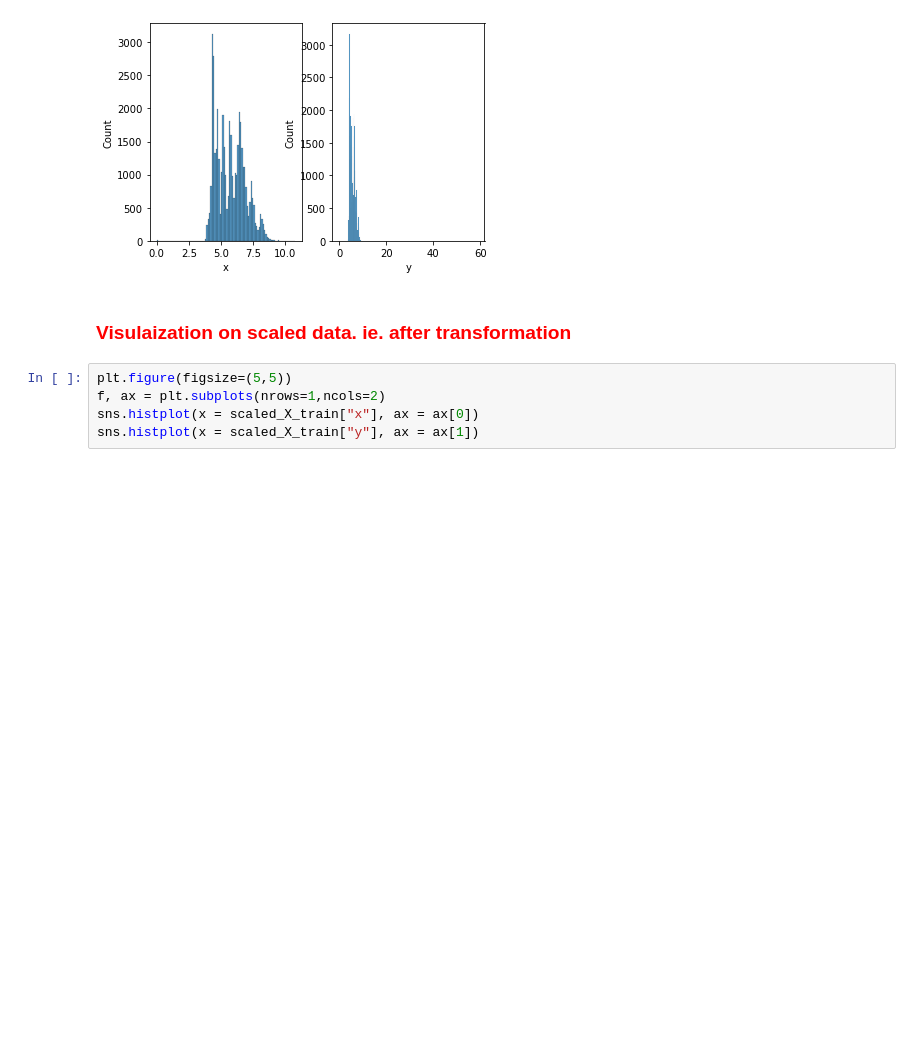
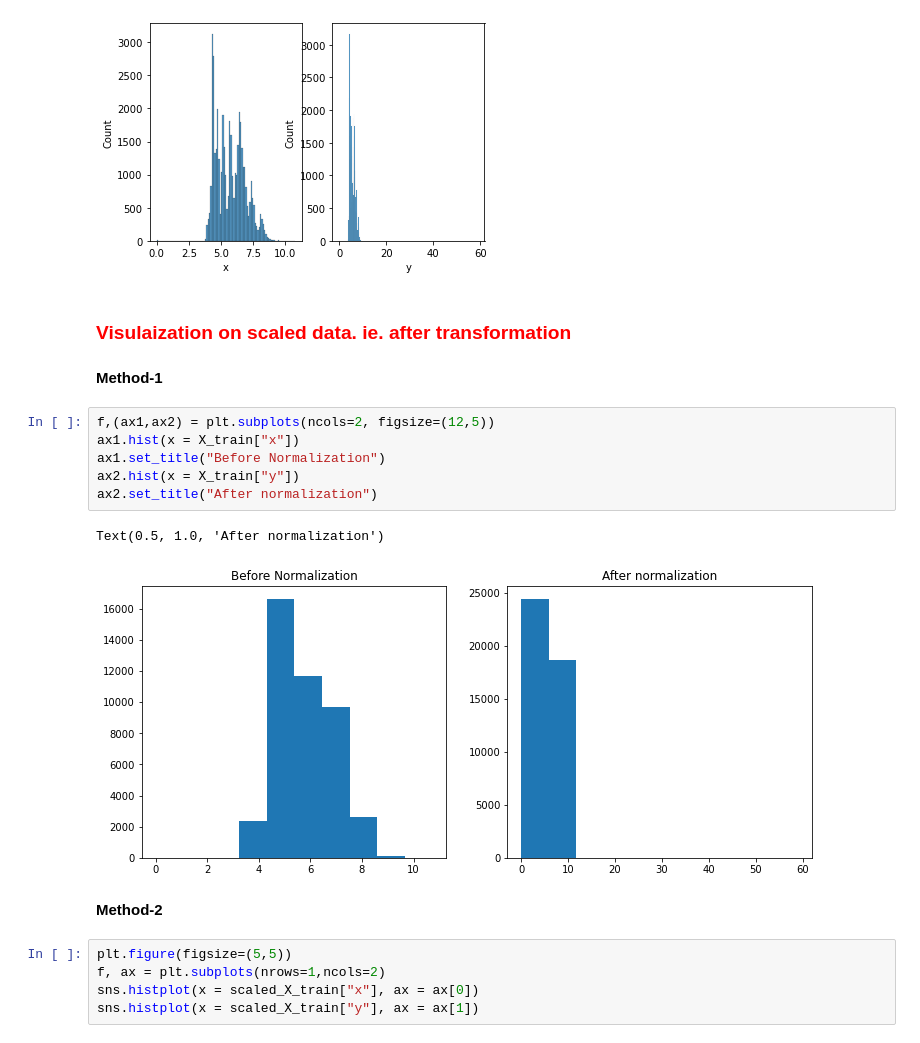
Before and after one commit to mahsanshoaib1/ML-journey, a Jupyter notebook: 02_minmax.ipynb, the cells around one changed output. Cells and saved outputs as stored; diff of their text form; blank space fills up the shorter version.

```diff
--- a/02_minmax.ipynb
+++ b/02_minmax.ipynb
@@ -137,6 +129,19 @@ sns.histplot(x = X_train["y"], ax = ax[1])
 [figure]
 # %% [markdown]
 ### <span style = "color:red" >Visulaization on scaled data. ie. after transformation
+# %% [markdown]
+**Method-1**
+# %%
+f,(ax1,ax2) = plt.subplots(ncols=2, figsize=(12,5))
+ax1.hist(x = X_train["x"])
+ax1.set_title("Before Normalization")
+ax2.hist(x = X_train["y"])
+ax2.set_title("After normalization")
+# %% [output]
+Text(0.5, 1.0, 'After normalization')
+[figure, added]
+# %% [markdown]
+**Method-2**
 # %%
 plt.figure(figsize=(5,5))
 f, ax = plt.subplots(nrows=1,ncols=2)
```
Also changed, not shown: parts of 4 cells of this notebook.
